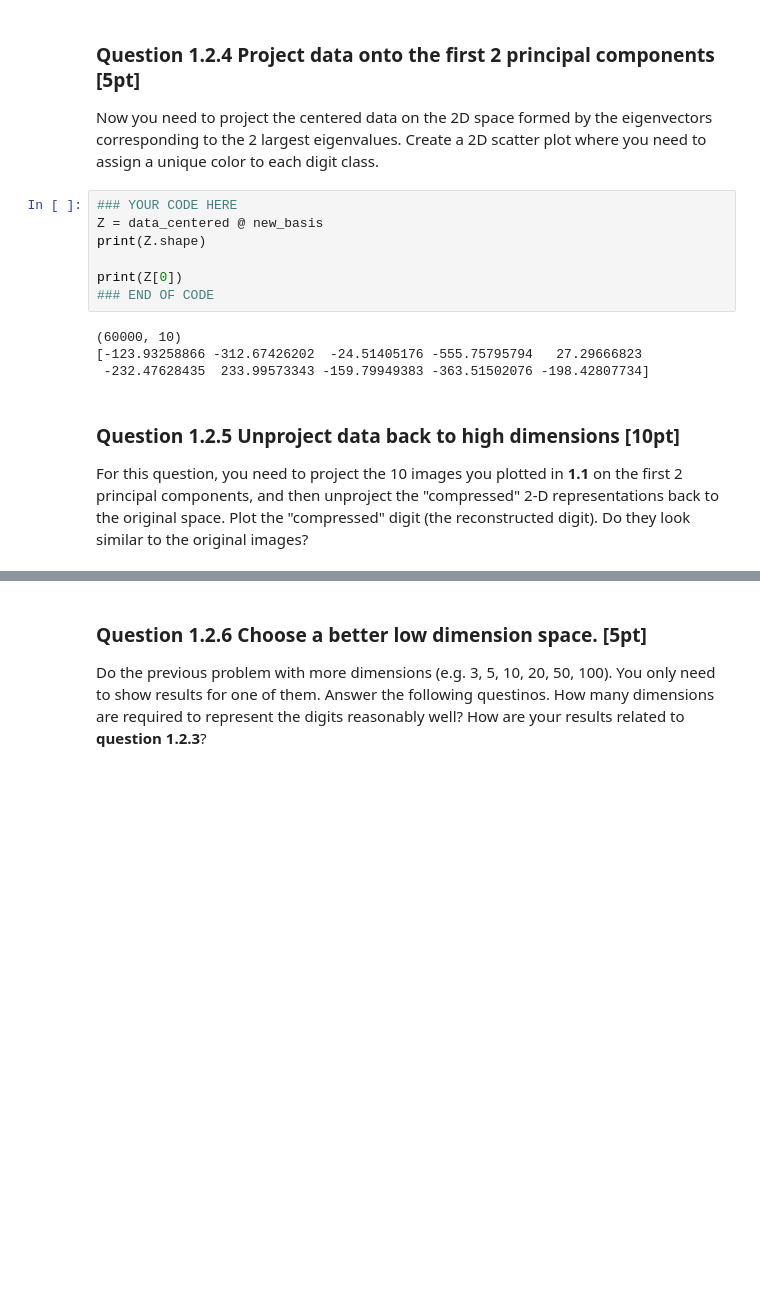
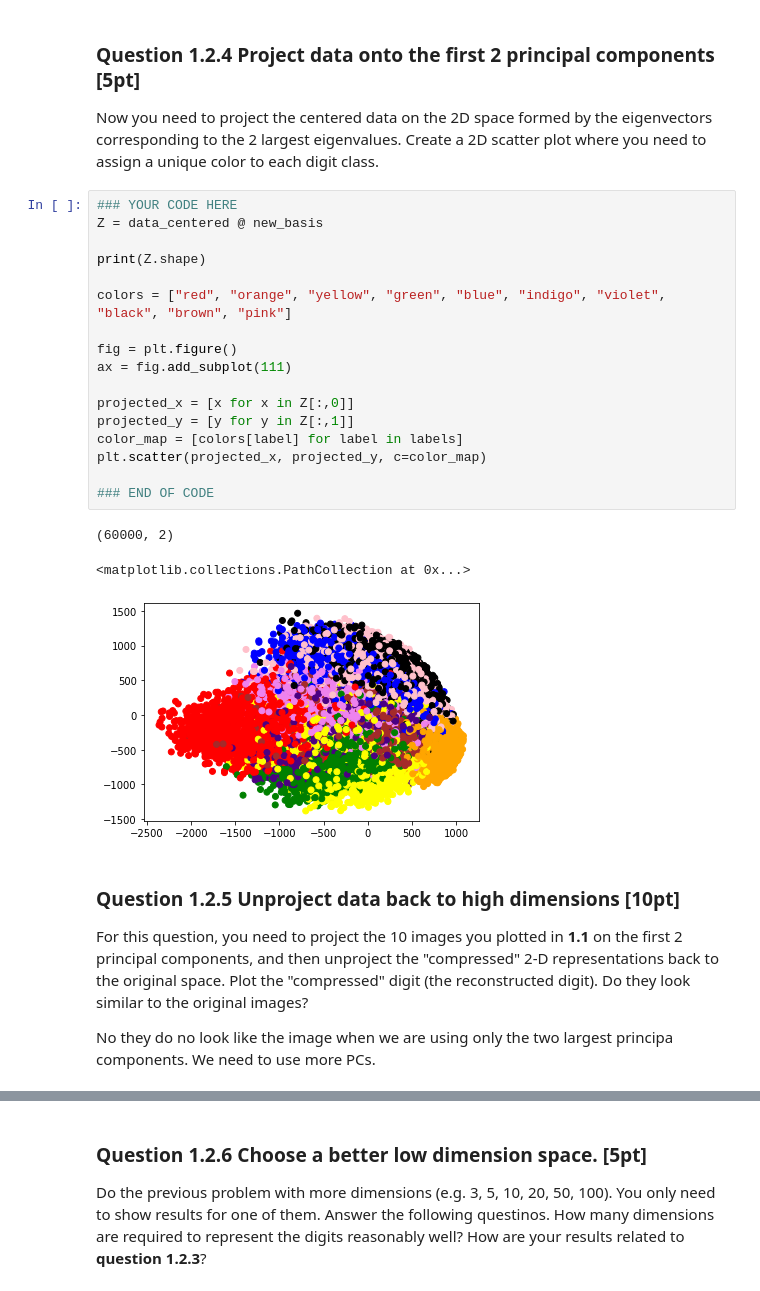
Before and after one commit to guppykang/PCA_CNN, a Jupyter notebook: CSE152 HW2.ipynb, the cells around one changed output, grey strips where cells are left out. Drawn from its saved outputs; the diff is of its cells as text; blank space fills up the shorter version.

```diff
--- a/CSE152 HW2.ipynb
+++ b/CSE152 HW2.ipynb
@@ -130,20 +116,32 @@ print(new_basis.shape)
 # %% [markdown]
 ### Question 1.2.4 Project data onto the first 2 principal components [5pt]
 Now you need to project the centered data on the 2D space formed by the eigenvectors corresponding to the 2 largest eigenvalues. Create a 2D scatter plot where you need to assign a unique color to each digit class.
-# %%
-### YOUR CODE HERE
-Z = data_centered @ new_basis
-print(Z.shape)
-
-print(Z[0])
-### END OF CODE
-# %% [output]
-(60000, 10)
-[-123.93258866 -312.67426202  -24.51405176 -555.75795794   27.29666823
- -232.47628435  233.99573343 -159.79949383 -363.51502076 -198.42807734]
+# %%
+### YOUR CODE HERE
+Z = data_centered @ new_basis
+
+print(Z.shape)
+
+colors = ["red", "orange", "yellow", "green", "blue", "indigo", "violet", "black", "brown", "pink"]
+
+fig = plt.figure()
+ax = fig.add_subplot(111)
+
+projected_x = [x for x in Z[:,0]]
+projected_y = [y for y in Z[:,1]]
+color_map = [colors[label] for label in labels]
+plt.scatter(projected_x, projected_y, c=color_map)
+
+### END OF CODE
+# %% [output]
+(60000, 2)
+<matplotlib.collections.PathCollection at 0x...>
+[figure, added]
 # %% [markdown]
 ### Question 1.2.5 Unproject data back to high dimensions [10pt]
 For this question, you need to project the 10 images you plotted in **1.1** on the first 2 principal components, and then unproject the "compressed" 2-D representations back to the original space. Plot the "compressed" digit (the reconstructed digit). Do they look similar to the original images?
+
+No they do no look like the image when we are using only the two largest principa components. We need to use more PCs.
 # %%
 ### YOUR CODE HERE
 X_prime = Z @ new_basis.T
```
Also changed, not shown: parts of 18 cells of this notebook, 4 other files.
